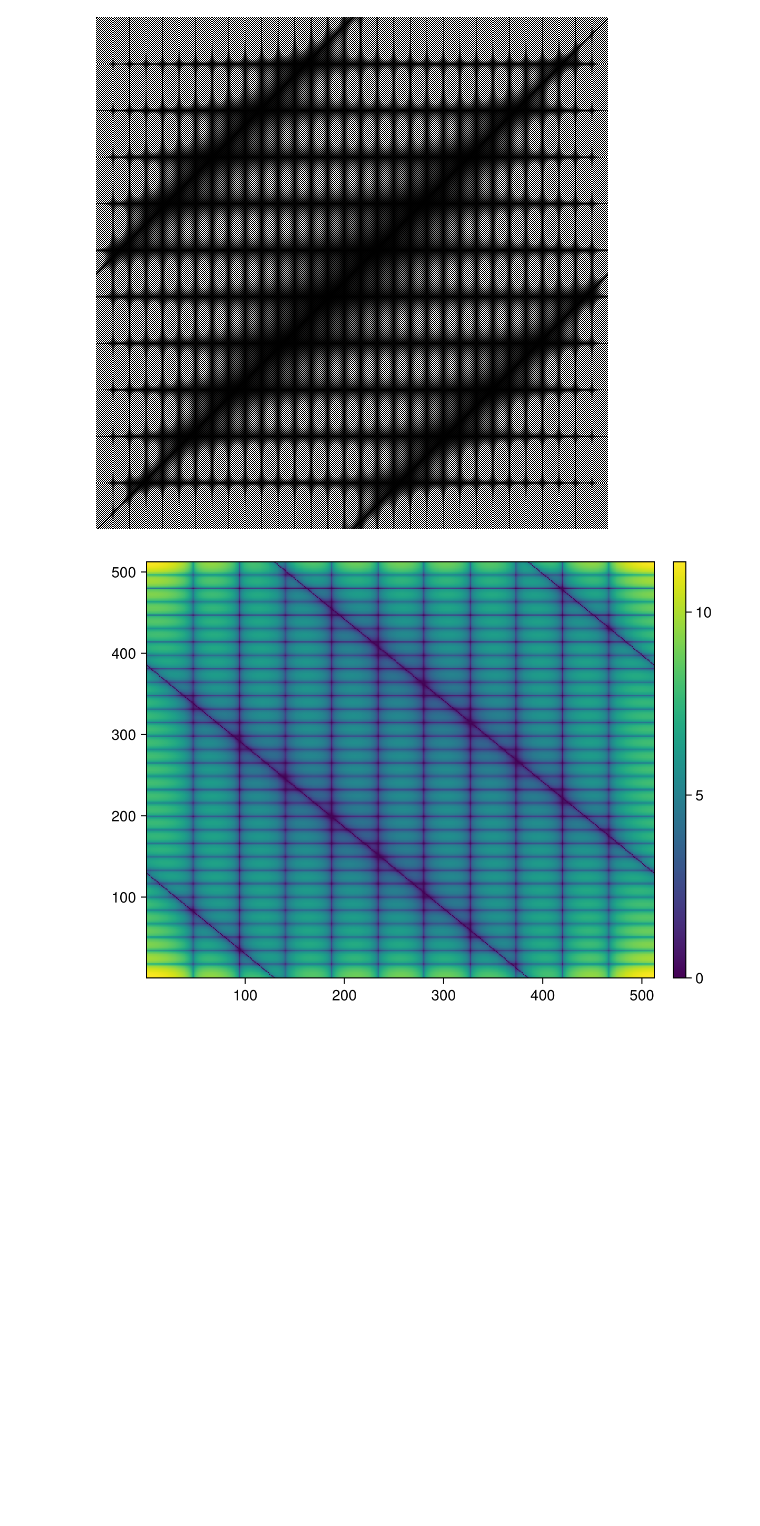
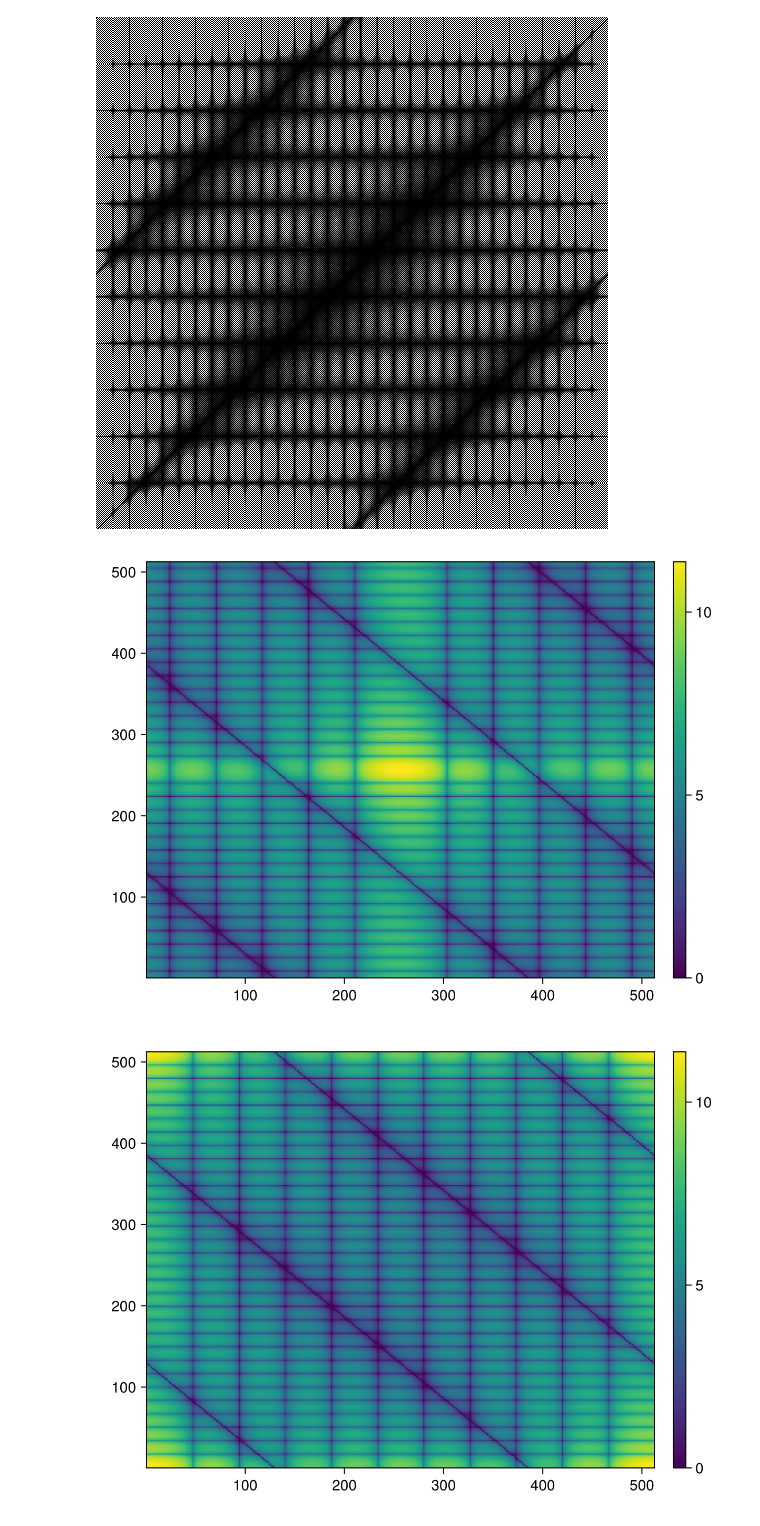
Before and after one commit to Julia-KAERI/NumericalAnalysis, a Jupyter notebook: src/image_processing/notebooks/image03.ipynb, the cells around one changed output. Saved outputs shown, nothing was run; the diff lists cells and outputs as text; code cells hidden in the pictures; blank space fills up the shorter version.

```diff
--- a/src/image_processing/notebooks/image03.ipynb
+++ b/src/image_processing/notebooks/image03.ipynb
@@ -67,6 +67,13 @@ img2[1:1,:,:]
 cv.Mat(img2[2:2,:,:])
 # %% [output]
 [figure]
+# %%
+
+fig, ax, hm = heatmap(log.(1.0 .+ abs.(fftshift(real(fft(X))))))
+Colorbar(fig[:, end+1], hm)
+fig
+# %% [output]
+[figure, added]
 # %%
 
 fig, ax, hm = heatmap(log.(1.0 .+ abs.(real(fft(X)))))
```
Also changed, not shown: parts of 3 cells of this notebook, 4 other files.
